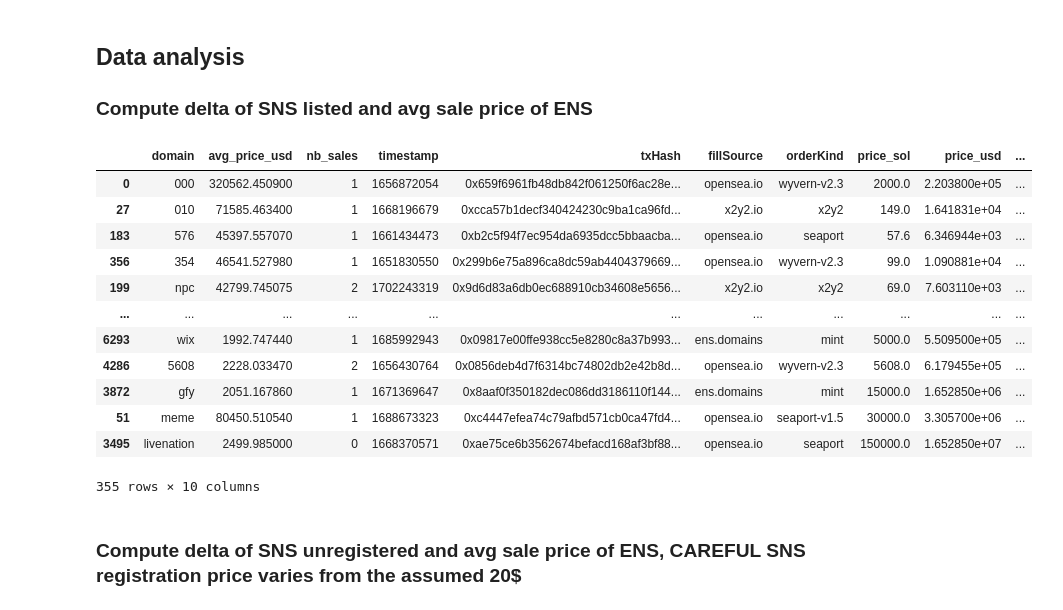
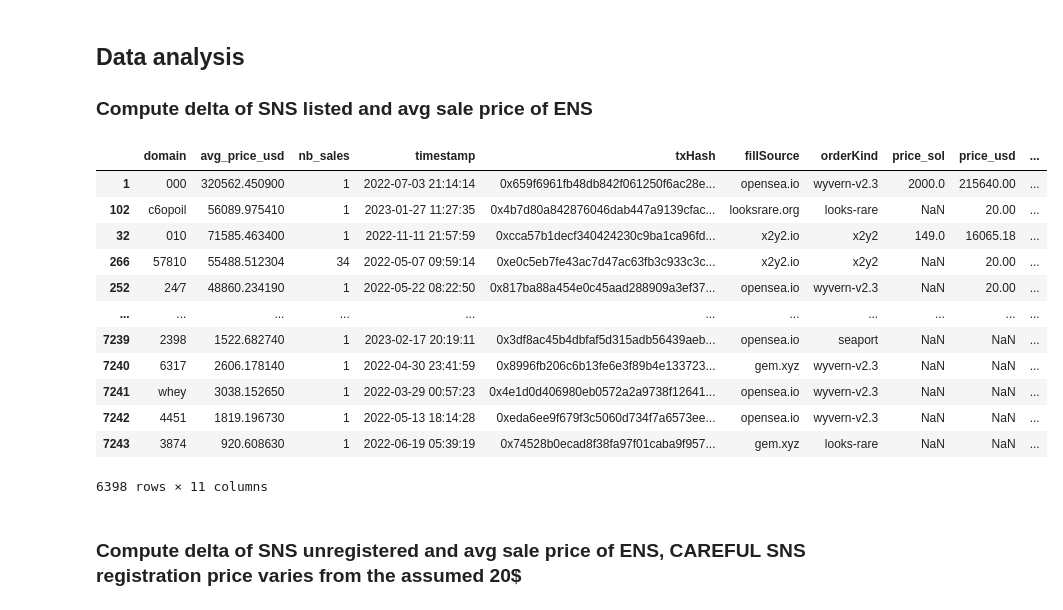
Before and after one commit to thismad/SolEthDomains, a Jupyter notebook: main.ipynb, the cells around one changed output. Cells and saved outputs as stored; diff of their text form; code cells hidden in the pictures.

Commit message:
Everything working except the parsing of .eth when using weird digits

```diff
--- a/main.ipynb
+++ b/main.ipynb
@@ -458,19 +436,18 @@ df_unlisted_sns_domains
 df_filtered_sales = df_unlisted_sns_domains[(df_unlisted_sns_domains['avg_price_usd']>1000)]
 # %%
 # Check registration for SNS
+def check_registrability_sns(domains:list):
 
-# List of domains to check
-domains = df_filtered_sales['domain'].tolist()
+    # Create a ThreadPoolExecutor
+    with ThreadPoolExecutor(max_workers=2) as executor:
+        # Submit tasks to the executor
+        futures = [executor.submit(process_domain, domain) for domain in domains]
 
-# Create a ThreadPoolExecutor
-with ThreadPoolExecutor(max_workers=3) as executor:
-    # Submit tasks to the executor
-    futures = [executor.submit(process_domain, domain) for domain in domains]
+        # Create an empty dictionary to store results
+        domain_status = {}
 
-    # Create an empty dictionary to store results
-    domain_status = {}
-
-    # Retrieve results as they are completed
-    for future in as_completed(futures):
-        domain, is_registered = future.result()
-        domain_status[domain] = is_registered
+        # Retrieve results as they are completed
+        for future in as_completed(futures):
+            domain, is_registered = future.result()
+            domain_status[domain] = is_registered
+        return domain_status
@@ -477,6 +480,3 @@ with ThreadPoolExecutor(max_workers=3) as executor:
 # %%
 # Convert the results dictionary back to a DataFrame
-df_sns_to_be_registered = pd.DataFrame(list(domain_status.items()), columns=['domain', 'is_registered'])
-
-# Filter not listed domains
-df_sns_to_be_registered
+df_sns_to_be_registered = pd.DataFrame(list(check_registrability_sns(domains).items()), columns=['domain', 'is_registered'])
@@ -483,7 +519,15 @@ df_sns_to_be_registered
 # %%
 # Merge sns registered and sales
-df_sales['is_registered']=df_sales.merge(df_sns_to_be_registered, how='left', on='domain')
+df_sales=df_sales.merge(df_sns_to_be_registered, how='left', on='domain')
+# df_sns_to_be_registered contains only the unlisted domains, so we fill NaN value with True as the other domains are listed therefore registered.
+df_sales['is_registered'].fillna(True, inplace=True)
 df_sales['is_registered']=df_sales.apply(lambda x: x['is_registered']==True, axis=1)
+
+# There is an error with our parsing of domain, it keeps .et in it, remove those rows
+df_sales = df_sales[~df_sales['domain'].str.endswith('.et')]
+
+# Convert timestamp to readable format
+df_sales['timestamp']=df_sales.apply(lambda x: datetime.fromtimestamp(x['timestamp']), axis=1)
 
 # We suppose that unregistered domains cost 20$ (which is not rly true for rare domains etc..)
 df_sales['price_usd']=df_sales.apply(lambda x:x['price_usd'] if x['is_registered'] else 20, axis=1)
@@ -504,21 +578,22 @@ with open('df_sales.pkl','rb') as file:
 ### Compute delta of SNS listed and avg sale price of ENS
 # %%
 # Filter available domains with the max delta between ENS and SNS
-df_sales['delta'] = df_sales.apply(lambda x: x['avg_price_usd']-x['price_usd'])
-df_sales[df_sales['is_registered']].sort_values(by=['delta','price_usd'], ascending=[False,True], inplace=True)
+df_sales['delta'] = df_sales.apply(lambda x: x['avg_price_usd']-x['price_usd'],axis=1)
+df_sales.sort_values(by=['delta','price_usd'], ascending=[False,True], inplace=True)
+df_sales
 # %% [output]
 |  | domain | avg_price_usd | nb_sales | timestamp | txHash | fillSource | orderKind | price_sol | price_usd | ... |
-| 0 | 000 | 320562.450900 | 1 | 1656872054 | 0x659f6961fb48db842f061250f6ac28e... | opensea.io | wyvern-v2.3 | 2000.0 | 2.203800e+05 | ... |
-| 27 | 010 | 71585.463400 | 1 | 1668196679 | 0xcca57b1decf340424230c9ba1ca96fd... | x2y2.io | x2y2 | 149.0 | 1.641831e+04 | ... |
-| 183 | 576 | 45397.557070 | 1 | 1661434473 | 0xb2c5f94f7ec954da6935dcc5bbaacba... | opensea.io | seaport | 57.6 | 6.346944e+03 | ... |
-| 356 | 354 | 46541.527980 | 1 | 1651830550 | 0x299b6e75a896ca8dc59ab4404379669... | opensea.io | wyvern-v2.3 | 99.0 | 1.090881e+04 | ... |
-| 199 | npc | 42799.745075 | 2 | 1702243319 | 0x9d6d83a6db0ec688910cb34608e5656... | x2y2.io | x2y2 | 69.0 | 7.603110e+03 | ... |
+| 1 | 000 | 320562.450900 | 1 | 2022-07-03 21:14:14 | 0x659f6961fb48db842f061250f6ac28e... | opensea.io | wyvern-v2.3 | 2000.0 | 215640.00 | ... |
+| 102 | c6opoil | 56089.975410 | 1 | 2023-01-27 11:27:35 | 0x4b7d80a842876046dab447a9139cfac... | looksrare.org | looks-rare | NaN | 20.00 | ... |
+| 32 | 010 | 71585.463400 | 1 | 2022-11-11 21:57:59 | 0xcca57b1decf340424230c9ba1ca96fd... | x2y2.io | x2y2 | 149.0 | 16065.18 | ... |
+| 266 | 57810 | 55488.512304 | 34 | 2022-05-07 09:59:14 | 0xe0c5eb7fe43ac7d47ac63fb3c933c3c... | x2y2.io | x2y2 | NaN | 20.00 | ... |
+| 252 | 24⁄7 | 48860.234190 | 1 | 2022-05-22 08:22:50 | 0x817ba88a454e0c45aad288909a3ef37... | opensea.io | wyvern-v2.3 | NaN | 20.00 | ... |
 | ... | ... | ... | ... | ... | ... | ... | ... | ... | ... | ... |
-| 6293 | wix | 1992.747440 | 1 | 1685992943 | 0x09817e00ffe938cc5e8280c8a37b993... | ens.domains | mint | 5000.0 | 5.509500e+05 | ... |
-| 4286 | 5608 | 2228.033470 | 2 | 1656430764 | 0x0856deb4d7f6314bc74802db2e42b8d... | opensea.io | wyvern-v2.3 | 5608.0 | 6.179455e+05 | ... |
-| 3872 | gfy | 2051.167860 | 1 | 1671369647 | 0x8aaf0f350182dec086dd3186110f144... | ens.domains | mint | 15000.0 | 1.652850e+06 | ... |
-| 51 | meme | 80450.510540 | 1 | 1688673323 | 0xc4447efea74c79afbd571cb0ca47fd4... | opensea.io | seaport-v1.5 | 30000.0 | 3.305700e+06 | ... |
-| 3495 | livenation | 2499.985000 | 0 | 1668370571 | 0xae75ce6b3562674befacd168af3bf88... | opensea.io | seaport | 150000.0 | 1.652850e+07 | ... |
+| 7239 | 2398 | 1522.682740 | 1 | 2023-02-17 20:19:11 | 0x3df8ac45b4dbfaf5d315adb56439aeb... | opensea.io | seaport | NaN | NaN | ... |
+| 7240 | 6317 | 2606.178140 | 1 | 2022-04-30 23:41:59 | 0x8996fb206c6b13fe6e3f89b4e133723... | gem.xyz | wyvern-v2.3 | NaN | NaN | ... |
+| 7241 | whey | 3038.152650 | 1 | 2022-03-29 00:57:23 | 0x4e1d0d406980eb0572a2a9738f12641... | opensea.io | wyvern-v2.3 | NaN | NaN | ... |
+| 7242 | 4451 | 1819.196730 | 1 | 2022-05-13 18:14:28 | 0xeda6ee9f679f3c5060d734f7a6573ee... | opensea.io | wyvern-v2.3 | NaN | NaN | ... |
+| 7243 | 3874 | 920.608630 | 1 | 2022-06-19 05:39:19 | 0x74528b0ecad8f38fa97f01caba9f957... | gem.xyz | looks-rare | NaN | NaN | ... |
-355 rows × 10 columns
+6398 rows × 11 columns
 # %% [markdown]
 ### Compute delta of SNS unregistered and avg sale price of ENS, CAREFUL SNS registration price varies from the assumed 20$
```
Also changed, not shown: parts of 42 cells of this notebook, 7 other files.
